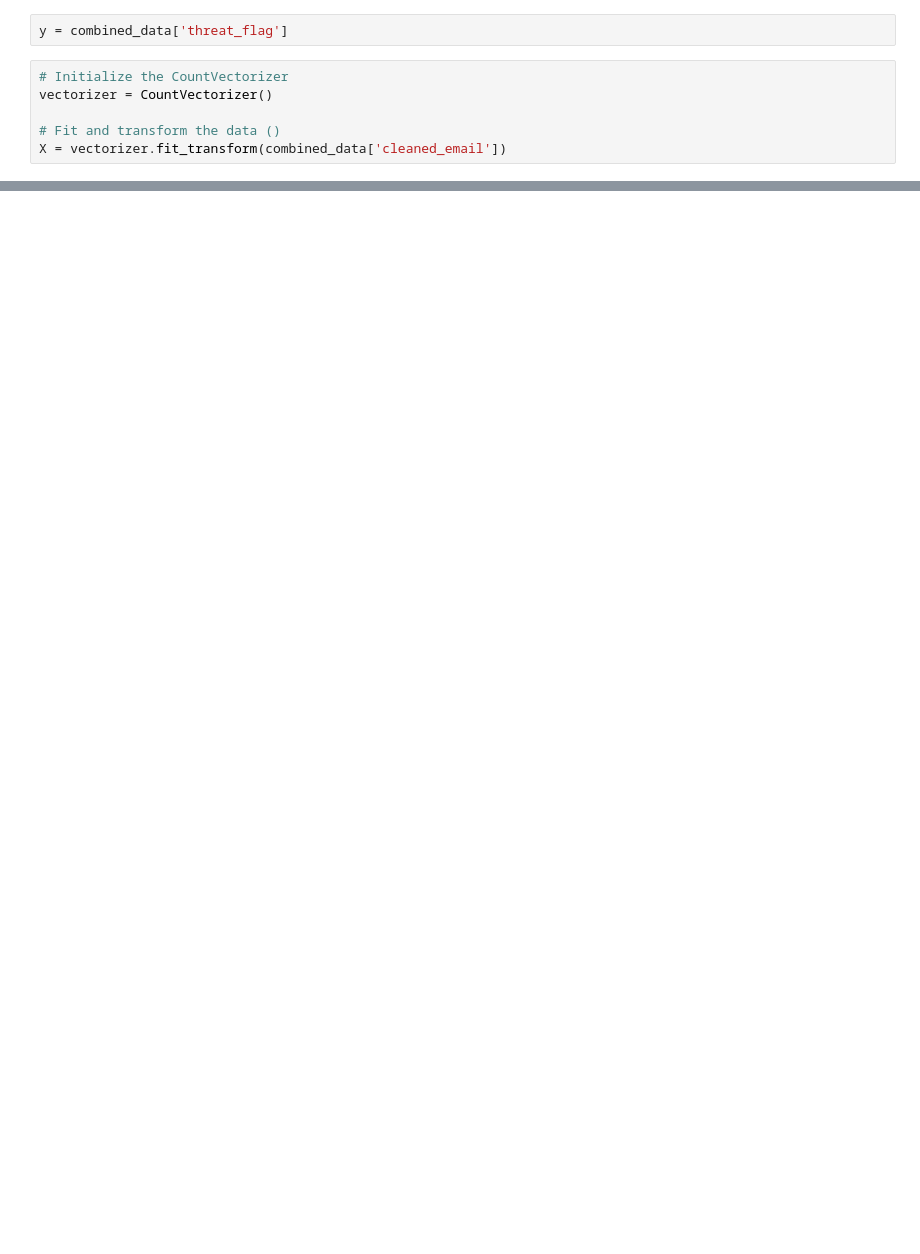
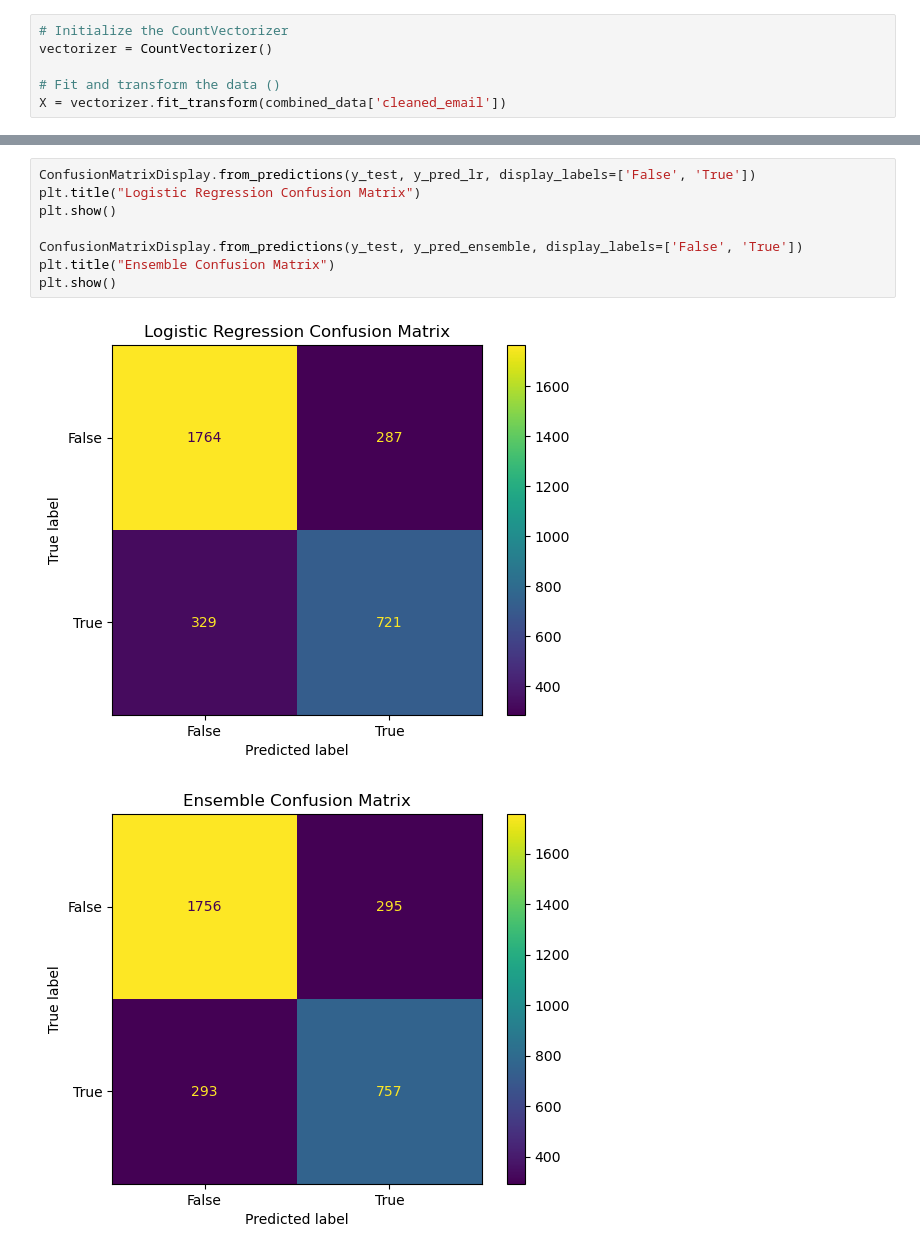
Before and after one commit to keljinda/Capstone_projects, a Jupyter notebook: code/3-Model.ipynb, the cells around one changed output, grey strips where cells are left out. Drawn from its saved outputs; the diff is of its cells as text; blank space fills up the shorter version.

```diff
--- a/code/3-Model.ipynb
+++ b/code/3-Model.ipynb
@@ -133,5 +140,3 @@ combined_data
-# %%
-y = combined_data['threat_flag']
 # %%
 # Initialize the CountVectorizer
 vectorizer = CountVectorizer()
@@ -251,0 +451,11 @@ print("Classification Report:\n", classification_report(y_test, y_pred))
+# %%
+ConfusionMatrixDisplay.from_predictions(y_test, y_pred_lr, display_labels=['False', 'True'])
+plt.title("Logistic Regression Confusion Matrix")
+plt.show()
+
+ConfusionMatrixDisplay.from_predictions(y_test, y_pred_ensemble, display_labels=['False', 'True'])
+plt.title("Ensemble Confusion Matrix")
+plt.show()
+# %% [output]
+[figure, added]
+[figure, added]
```
Also changed, not shown: parts of 31 cells of this notebook, 1 other file.
